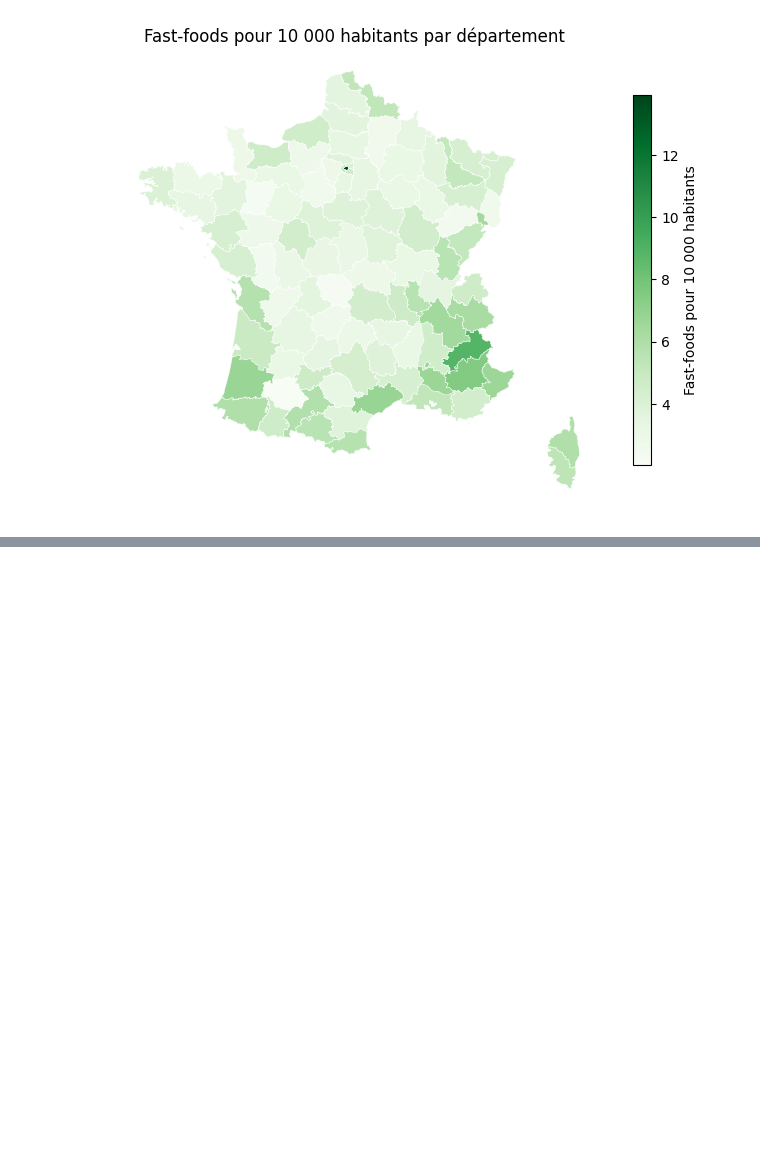
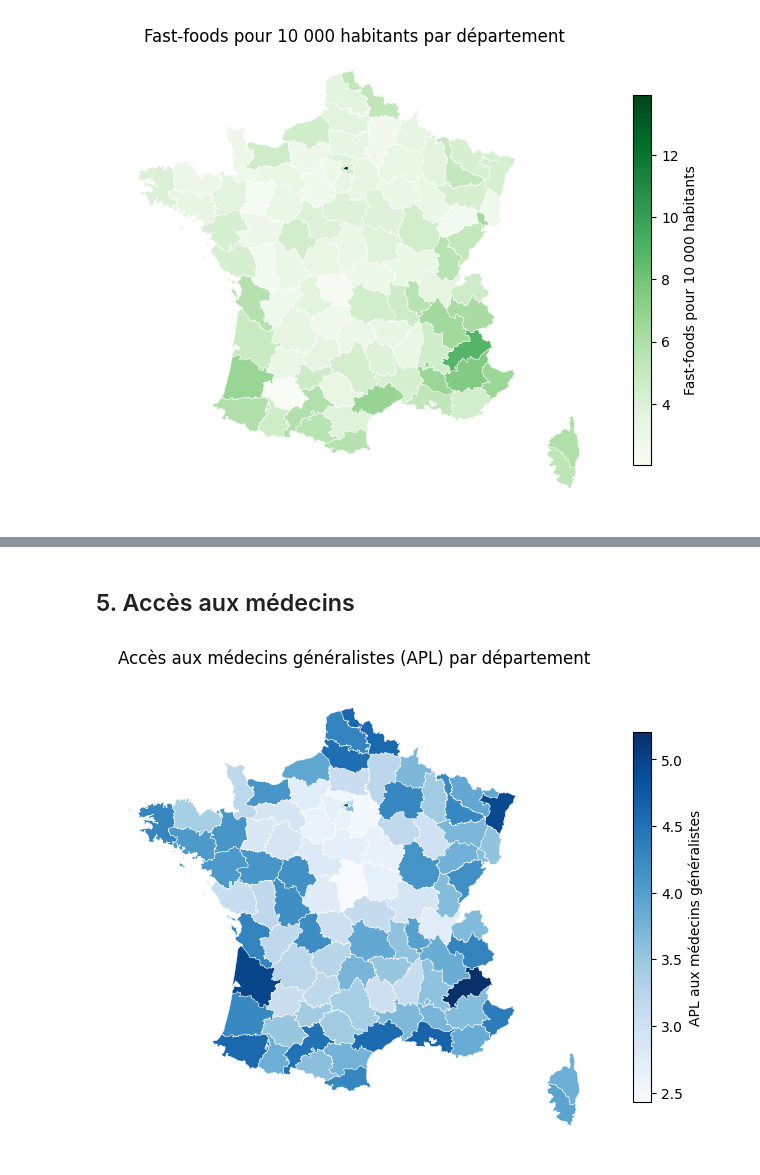
Before and after one commit to leonardlevi/projet-2A, a Jupyter notebook: notebooks/03_cartes.ipynb, the cells around one changed output, grey strips where cells are left out. Saved outputs shown, nothing was run; the diff lists cells and outputs as text; code cells hidden in the pictures; blank space fills up the shorter version.

Commit message:
Ajout de la carte de l'APL et de la synthèse des cartes

```diff
--- a/notebooks/03_cartes.ipynb
+++ b/notebooks/03_cartes.ipynb
@@ -80,0 +89,19 @@ plt.show()
+# %% [markdown]
+## 5. Accès aux médecins
+# %%
+fig, ax = plt.subplots(figsize=(8, 8))
+carte.plot(
+    column="apl",
+    cmap="Blues",
+    legend=True,
+    edgecolor="white",
+    linewidth=0.3,
+    ax=ax,
+    legend_kwds={"label": "APL aux médecins généralistes", "shrink": 0.6},
+)
+ax.set_axis_off()
+ax.set_title("Accès aux médecins généralistes (APL) par département")
+plt.savefig("../figures/carte_apl.png", dpi=150, bbox_inches="tight")
+plt.show()
+# %% [output]
+[figure, added]
```
Also changed, not shown: parts of 5 cells of this notebook, 1 other file.
